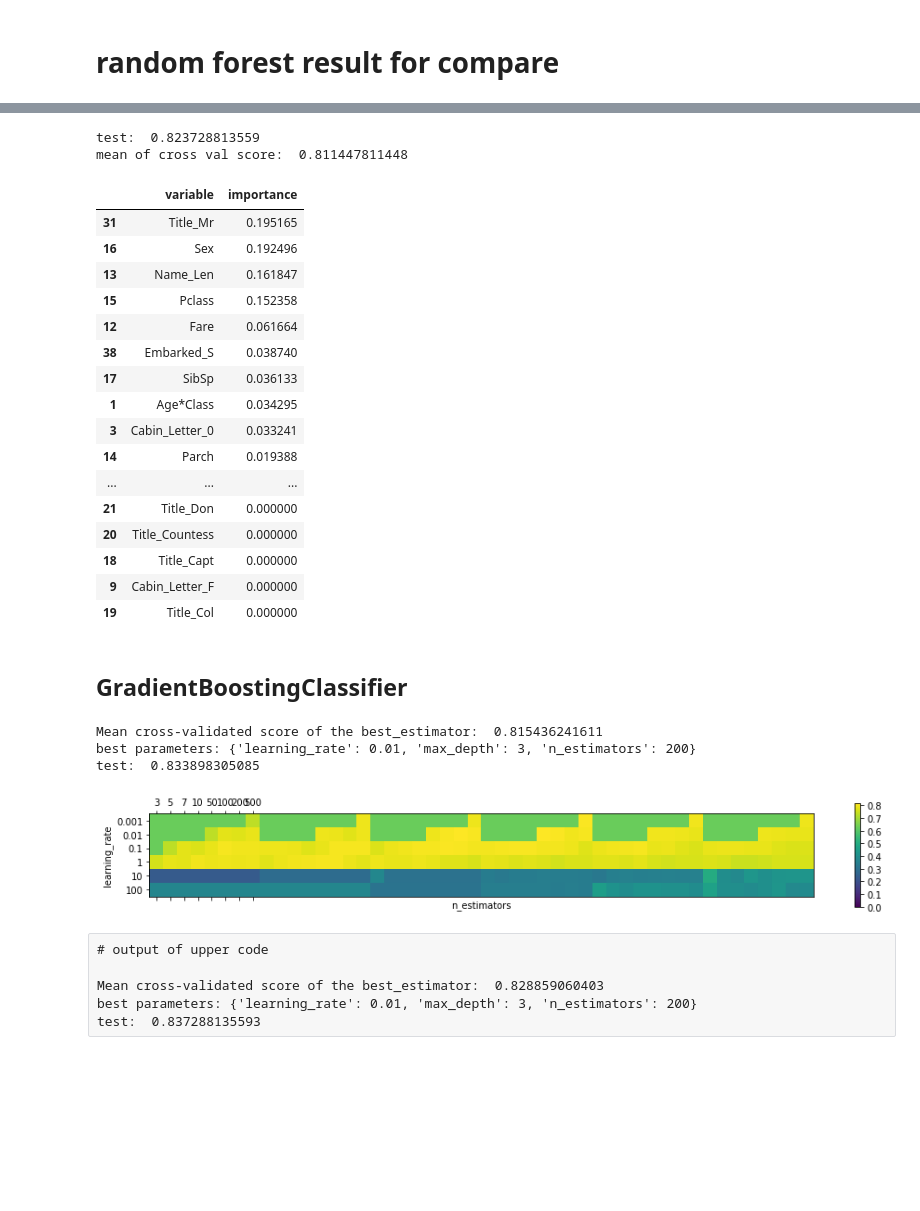
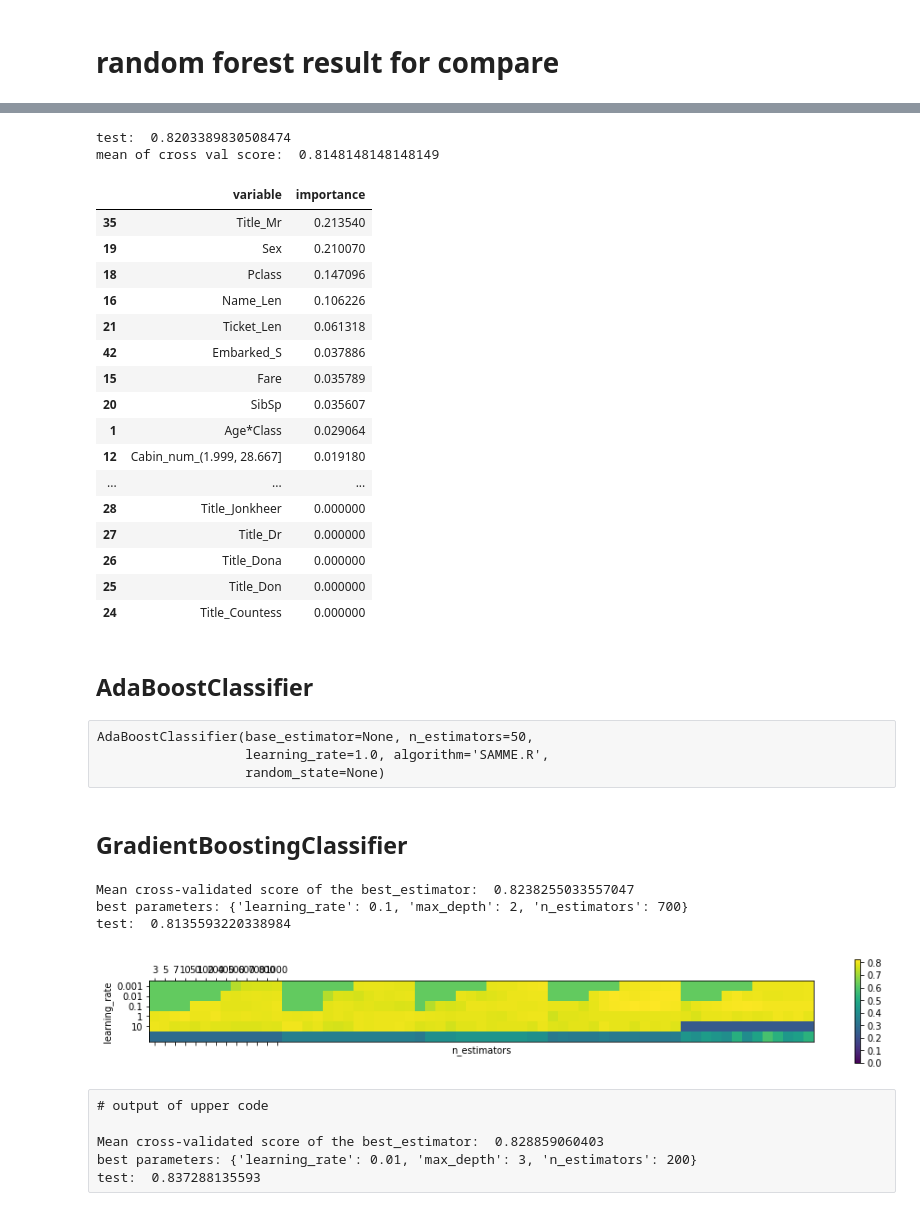
Before and after one commit to alancet/test, a Jupyter notebook: kaggle/titanic/src/myPredict.ipynb, the cells around one changed output, grey strips where cells are left out. Saved outputs shown, nothing was run; the diff lists cells and outputs as text; code cells hidden in the pictures; blank space fills up the shorter version.

```diff
--- a/kaggle/titanic/src/myPredict.ipynb
+++ b/kaggle/titanic/src/myPredict.ipynb
@@ -67,0 +72,4 @@ train_df.head()
+# %%
+train_df['Ticket_Len'] = train_df['Ticket'].apply(lambda x: len(x))
+test_df['Ticket_Len'] = test_df['Ticket'].apply(lambda x: len(x))
+combine = [train_df, test_df]
@@ -155,0 +251,3 @@ test_df["CabinBool"] = (test_df["Cabin"].notnull().astype('int'))
+# %%
+train_df = pd.concat((train_df, pd.get_dummies(train_df['Cabin_num'], prefix = 'Cabin_num')), axis = 1)
+test_df = pd.concat((test_df, pd.get_dummies(test_df['Cabin_num'], prefix = 'Cabin_num')), axis = 1)
@@ -814,7 +968,7 @@ test:  0.837288135593
 # %% [markdown]
 # random forest result for compare
 # %%
-param_grid = {'randomforestclassifier__n_estimators': [5, 10, 20, 30, 50, 100, 300, 500],
+param_grid = {'randomforestclassifier__n_estimators': [5, 10, 20, 30, 50, 100, 200, 300, 400, 500],
               'randomforestclassifier__max_features': [1, 'auto', None],
              'randomforestclassifier__max_depth':[1, 5, 10, 20, 30, None],
              'randomforestclassifier__min_samples_leaf': [1,2,4],
@@ -860,56 +1014,62 @@ print("test: ", pipe.score(X_test, y_test))
 scores = cross_val_score(pipe, X_train_df, y_train_df, n_jobs=3)
 print("mean of cross val score: ", scores.mean())
 # %% [output]
-test:  0.823728813559
-mean of cross val score:  0.811447811448
+test:  0.8203389830508474
+mean of cross val score:  0.8148148148148149
 # %%
 pd.concat((pd.DataFrame(X_train.columns, columns = ['variable']),
            pd.DataFrame(pipe.named_steps["randomforestclassifier"].feature_importances_, columns = ['importance'])),
           axis = 1).sort_values(by='importance', ascending = False)
 # %% [output]
 |  | variable | importance |
-| 31 | Title_Mr | 0.195165 |
-| 16 | Sex | 0.192496 |
-| 13 | Name_Len | 0.161847 |
-| 15 | Pclass | 0.152358 |
-| 12 | Fare | 0.061664 |
-| 38 | Embarked_S | 0.038740 |
-| 17 | SibSp | 0.036133 |
-| 1 | Age*Class | 0.034295 |
-| 3 | Cabin_Letter_0 | 0.033241 |
-| 14 | Parch | 0.019388 |
+| 35 | Title_Mr | 0.213540 |
+| 19 | Sex | 0.210070 |
+| 18 | Pclass | 0.147096 |
+| 16 | Name_Len | 0.106226 |
+| 21 | Ticket_Len | 0.061318 |
+| 42 | Embarked_S | 0.037886 |
+| 15 | Fare | 0.035789 |
+| 20 | SibSp | 0.035607 |
+| 1 | Age*Class | 0.029064 |
+| 12 | Cabin_num_(1.999, 28.667] | 0.019180 |
 | ... | ... | ... |
-| 21 | Title_Don | 0.000000 |
-| 20 | Title_Countess | 0.000000 |
-| 18 | Title_Capt | 0.000000 |
-| 9 | Cabin_Letter_F | 0.000000 |
-| 19 | Title_Col | 0.000000 |
+| 28 | Title_Jonkheer | 0.000000 |
+| 27 | Title_Dr | 0.000000 |
+| 26 | Title_Dona | 0.000000 |
+| 25 | Title_Don | 0.000000 |
+| 24 | Title_Countess | 0.000000 |
+# %% [markdown]
+## AdaBoostClassifier
+# %% [raw]
+AdaBoostClassifier(base_estimator=None, n_estimators=50,
+                   learning_rate=1.0, algorithm='SAMME.R',
+                   random_state=None)
 # %% [markdown]
 ## GradientBoostingClassifier
 # %%
-param_grid = {'n_estimators': [3, 5, 7, 10, 50, 100, 200, 500],
-              'learning_rate': [0.001, 0.01, 0.1, 1, 10, 100],
+param_grid = {'n_estimators': [3, 5, 7, 10, 50, 100, 200, 400, 500, 600, 700, 800, 1000],
+              'learning_rate': [0.001, 0.01, 0.1, 1, 10],
              'max_depth':[1,2,3,4,5,6]}
 
-grid_search = GridSearchCV(GradientBoostingClassifier(), param_grid, cv=5, n_jobs=2)
+grid_search = GridSearchCV(GradientBoostingClassifier(), param_grid, cv=5, n_jobs=3)
 grid_search.fit(X_train, y_train)
 
 plt.matshow(grid_search.cv_results_['mean_test_score'].reshape(6, -1),
             vmin=0, cmap="viridis")
 plt.xlabel("n_estimators")
 plt.ylabel("learning_rate")
 plt.xticks(range(len(param_grid['n_estimators'])), param_grid['n_estimators'])
 plt.yticks(range(len(param_grid['learning_rate'])), param_grid['learning_rate'])
 plt.colorbar()
 
 print("Mean cross-validated score of the best_estimator: ", grid_search.best_score_)
 print("best parameters:", grid_search.best_params_)
 print("test: ", grid_search.score(X_test, y_test))
 # %% [output]
-Mean cross-validated score of the best_estimator:  0.815436241611
-best parameters: {'learning_rate': 0.01, 'max_depth': 3, 'n_estimators': 200}
-test:  0.833898305085
+Mean cross-validated score of the best_estimator:  0.8238255033557047
+best parameters: {'learning_rate': 0.1, 'max_depth': 2, 'n_estimators': 700}
+test:  0.8135593220338984
-[figure, old version]
+[figure, new version]
 # %% [raw]
 # output of upper code
 
```
Also changed, not shown: parts of 45 cells of this notebook, 1 other file.
